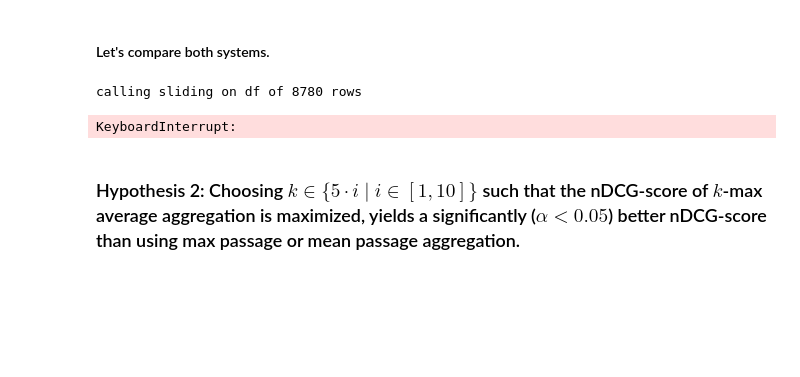
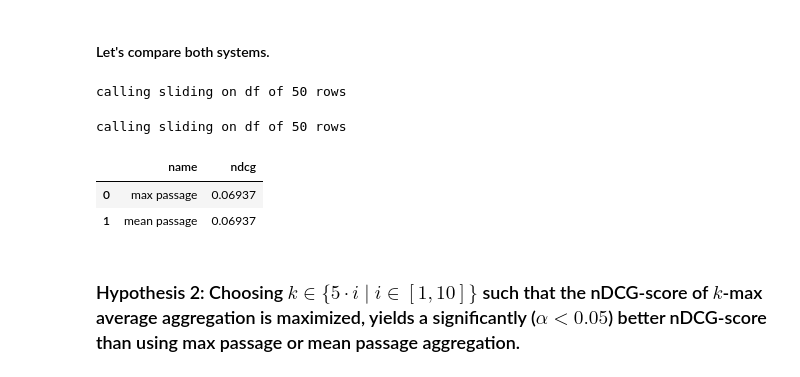
Before and after one commit to tira-io/ir-lab-jena-leipzig-wise-2023-galapagos-tortoise, a Jupyter notebook: jupyter-notebook-submissions/final_milestone/pyterrier-notebook.ipynb, the cells around one changed output. Drawn from its saved outputs; the diff is of its cells as text; code cells hidden in the pictures; blank space fills up the shorter version.

```diff
--- a/jupyter-notebook-submissions/final_milestone/pyterrier-notebook.ipynb
+++ b/jupyter-notebook-submissions/final_milestone/pyterrier-notebook.ipynb
@@ -143,6 +116,22 @@ class GetText(pt.Transformer):
     def transform(self, topics_or_res: pd.DataFrame) -> pd.DataFrame:
         return pd.merge(topics_or_res, corpus, on="docno")
 
+    def __repr__(self) -> str:
+        return "GetText"
+
 class ResetQueryColumn(pt.Transformer):
     def transform(self, topics_or_res: pd.DataFrame) -> pd.DataFrame:
         return topics_or_res.rename(columns= {"query": "query_0", "query_0": "query"})
+
+    def __repr__(self) -> str:
+        return "ResetQueryColumn"
+
+class SlidingWindowPassager(pt.Transformer):
+    def __repr__(self) -> str:
+        return "SlidingWindowPassager"
+
+class MonoT5ReRanker(pt.Transformer):
+    def __repr__(self) -> str:
+        return "MonoT5ReRanker"
+
+monoT5 = MonoT5ReRanker()
@@ -173,15 +160,18 @@ bm25_bo1_pl2_mean = (bm25_bo1_pl2_mono  >> pt.text.mean_passage())
 #### Let's compare both systems.
 # %%
 pt.Experiment(
-    [bm25_bo1_pl2_max(topics("text")), bm25_bo1_pl2_mean(topics("text"))],
+    [bm25_bo1_pl2_max, bm25_bo1_pl2_mean],
     topics,
     qrels,
     eval_metrics=["ndcg"],
     names=["max passage", "mean passage"],
 )
 # %% [output]
-calling sliding on df of 8780 rows
+calling sliding on df of 50 rows
-KeyboardInterrupt:
+calling sliding on df of 50 rows
+|  | name | ndcg |
+| 0 | max passage | 0.06937 |
+| 1 | mean passage | 0.06937 |
 # %% [markdown]
 ### Hypothesis 2: Choosing $k \in \{5\cdot i \mid i \in [1, 10]\}$ such that the nDCG-score of $k$-max average aggregation is maximized, yields a significantly ($\alpha < 0.05$)  better nDCG-score than using max passage or mean passage aggregation.
 # %%
```
Also changed, not shown: parts of 9 cells of this notebook, 10 other files.
